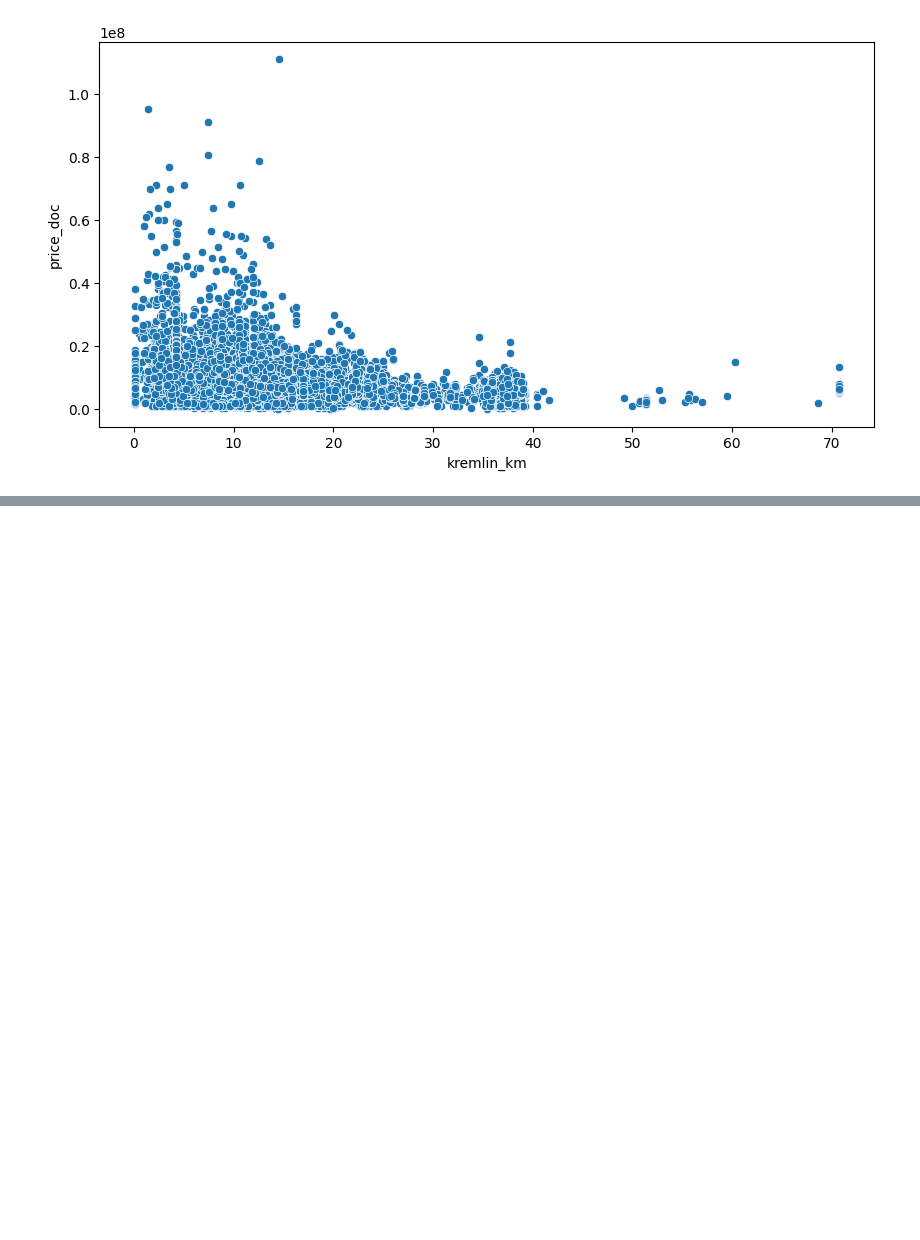
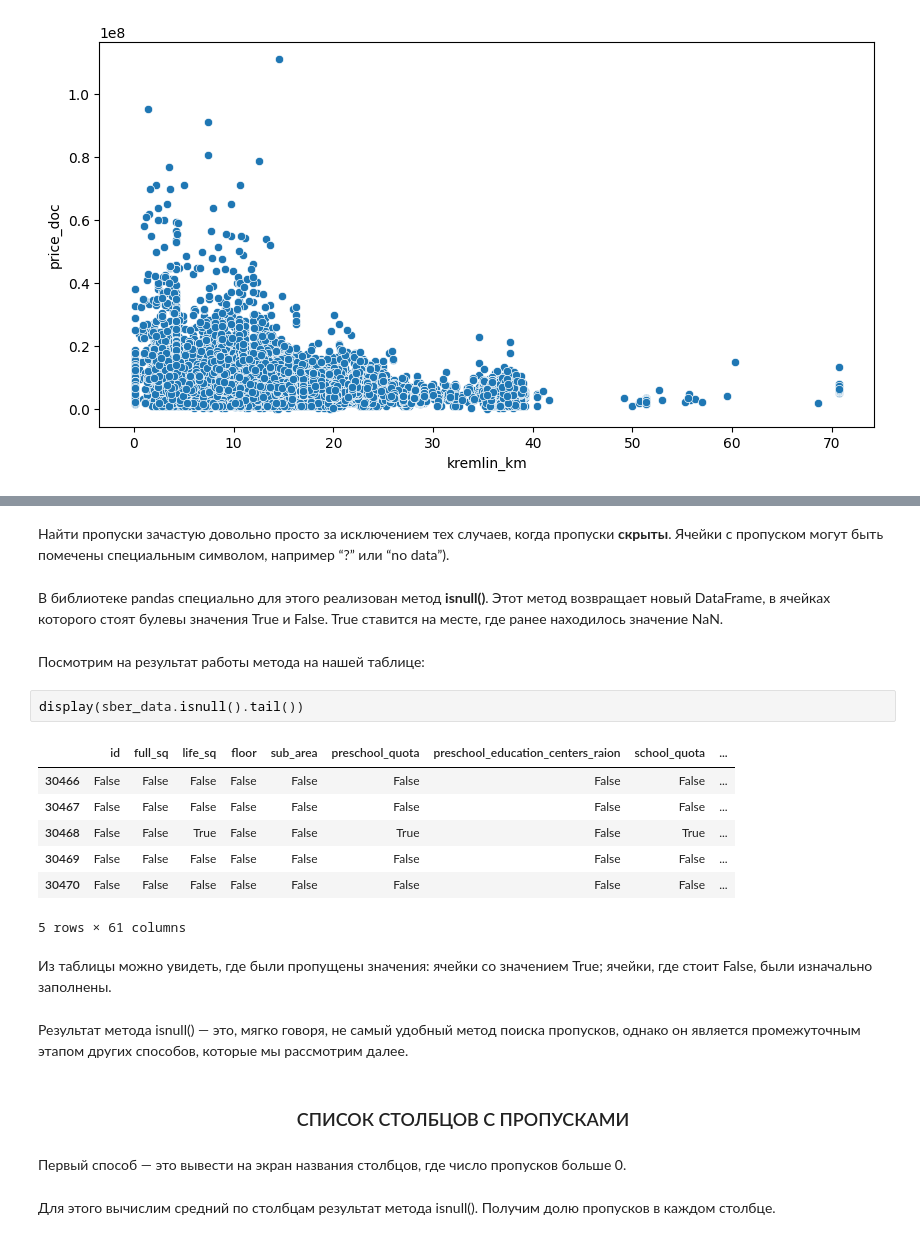
Before and after one commit to Dredox22/sf_data_science, a Jupyter notebook: SkillFactory/PY_14_Очистка_данных/sber.ipynb, the cells around one changed output, grey strips where cells are left out. Cells and saved outputs as stored; diff of their text form; blank space fills up the shorter version.

```diff
--- a/SkillFactory/PY_14_Очистка_данных/sber.ipynb
+++ b/SkillFactory/PY_14_Очистка_данных/sber.ipynb
@@ -144,0 +187,27 @@ sns.scatterplot(data=sber_data, y='price_doc', x='kremlin_km');
+# %% [markdown]
+Найти пропуски зачастую довольно просто за исключением тех случаев, когда пропуски **скрыты**.
+Ячейки с пропуском могут быть помечены специальным символом, например “?” или “no data”).
+# %% [markdown]
+В библиотеке pandas специально для этого реализован метод **isnull()**. Этот метод возвращает новый DataFrame, в ячейках которого стоят булевы значения True и False. True ставится на месте, где ранее находилось значение NaN.
+# %% [markdown]
+Посмотрим на результат работы метода на нашей таблице:
+# %%
+display(sber_data.isnull().tail())
+# %% [output]
+|  | id | full_sq | life_sq | floor | sub_area | preschool_quota | preschool_education_centers_raion | school_quota | ... |
+| 30466 | False | False | False | False | False | False | False | False | ... |
+| 30467 | False | False | False | False | False | False | False | False | ... |
+| 30468 | False | False | True | False | False | True | False | True | ... |
+| 30469 | False | False | False | False | False | False | False | False | ... |
+| 30470 | False | False | False | False | False | False | False | False | ... |
+5 rows × 61 columns
+# %% [markdown]
+Из таблицы можно увидеть, где были пропущены значения: ячейки со значением True; ячейки, где стоит False, были изначально заполнены.
+# %% [markdown]
+Результат метода isnull() — это, мягко говоря, не самый удобный метод поиска пропусков, однако он является промежуточным этапом других способов, которые мы рассмотрим далее.
+# %% [markdown]
+### <center>СПИСОК СТОЛБЦОВ С ПРОПУСКАМИ
+# %% [markdown]
+Первый способ — это вывести на экран названия столбцов, где число пропусков больше 0.
+# %% [markdown]
+Для этого вычислим средний по столбцам результат метода isnull(). Получим долю пропусков в каждом столбце.
```
Also changed, not shown: parts of 27 cells of this notebook.
